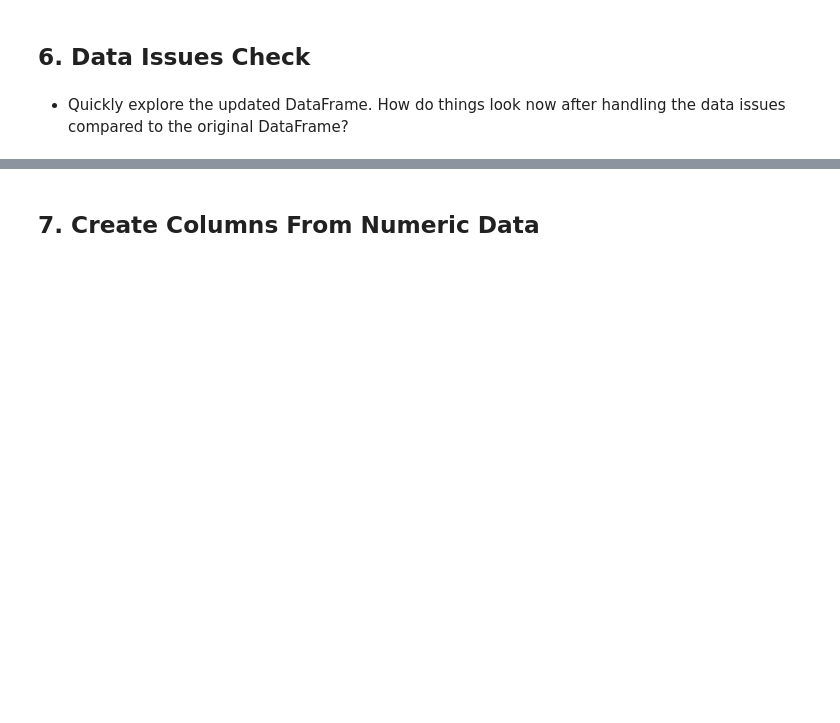
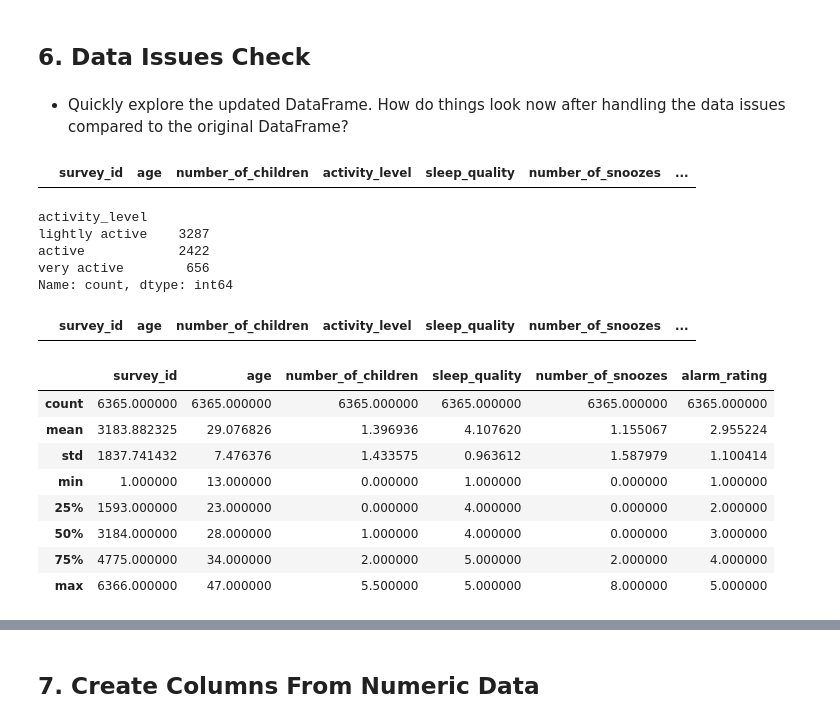
Before and after one commit to NIKOMAHOS/Udemy-Course_Data-Science-in-Python_-Data-Prep---EDA, a Jupyter notebook: Course Assignment Notebooks/section05_assignments.ipynb, the cells around one changed output, grey strips where cells are left out. Drawn from its saved outputs; the diff is of its cells as text; code cells hidden in the pictures; blank space fills up the shorter version.

```diff
--- a/Course Assignment Notebooks/section05_assignments.ipynb
+++ b/Course Assignment Notebooks/section05_assignments.ipynb
@@ -246,0 +264,2 @@ df.reset_index(drop=True, inplace=True) # Reset index. drop=True to not add old
+# %%
+df = df[df.number_of_snoozes < 19]
@@ -248,3 +276,34 @@ df.reset_index(drop=True, inplace=True) # Reset index. drop=True to not add old
 ## 6. Data Issues Check
 # %% [markdown]
 * Quickly explore the updated DataFrame. How do things look now after handling the data issues compared to the original DataFrame?
+# %%
+# Check for missing data
+df[df.isna().any(axis=1)] # Show rows with NaN values
+# %% [output]
+|  | survey_id | age | number_of_children | activity_level | sleep_quality | number_of_snoozes | ... |
+# %%
+# Check for inconsistencies in the data
+df.activity_level.value_counts()
+# %% [output]
+activity_level
+lightly active    3287
+active            2422
+very active        656
+Name: count, dtype: int64
+# %%
+# Check for duplicated rows
+df[df.duplicated(keep=False)] # Show duplicated rows
+# %% [output]
+|  | survey_id | age | number_of_children | activity_level | sleep_quality | number_of_snoozes | ... |
+# %%
+df.describe()
+# %% [output]
+|  | survey_id | age | number_of_children | sleep_quality | number_of_snoozes | alarm_rating |
+| count | 6365.000000 | 6365.000000 | 6365.000000 | 6365.000000 | 6365.000000 | 6365.000000 |
+| mean | 3183.882325 | 29.076826 | 1.396936 | 4.107620 | 1.155067 | 2.955224 |
+| std | 1837.741432 | 7.476376 | 1.433575 | 0.963612 | 1.587979 | 1.100414 |
+| min | 1.000000 | 13.000000 | 0.000000 | 1.000000 | 0.000000 | 1.000000 |
+| 25% | 1593.000000 | 23.000000 | 0.000000 | 4.000000 | 0.000000 | 2.000000 |
+| 50% | 3184.000000 | 28.000000 | 1.000000 | 4.000000 | 0.000000 | 3.000000 |
+| 75% | 4775.000000 | 34.000000 | 2.000000 | 5.000000 | 2.000000 | 4.000000 |
+| max | 6366.000000 | 47.000000 | 5.500000 | 5.000000 | 8.000000 | 5.000000 |
```
Also changed, not shown: parts of 8 cells of this notebook.
